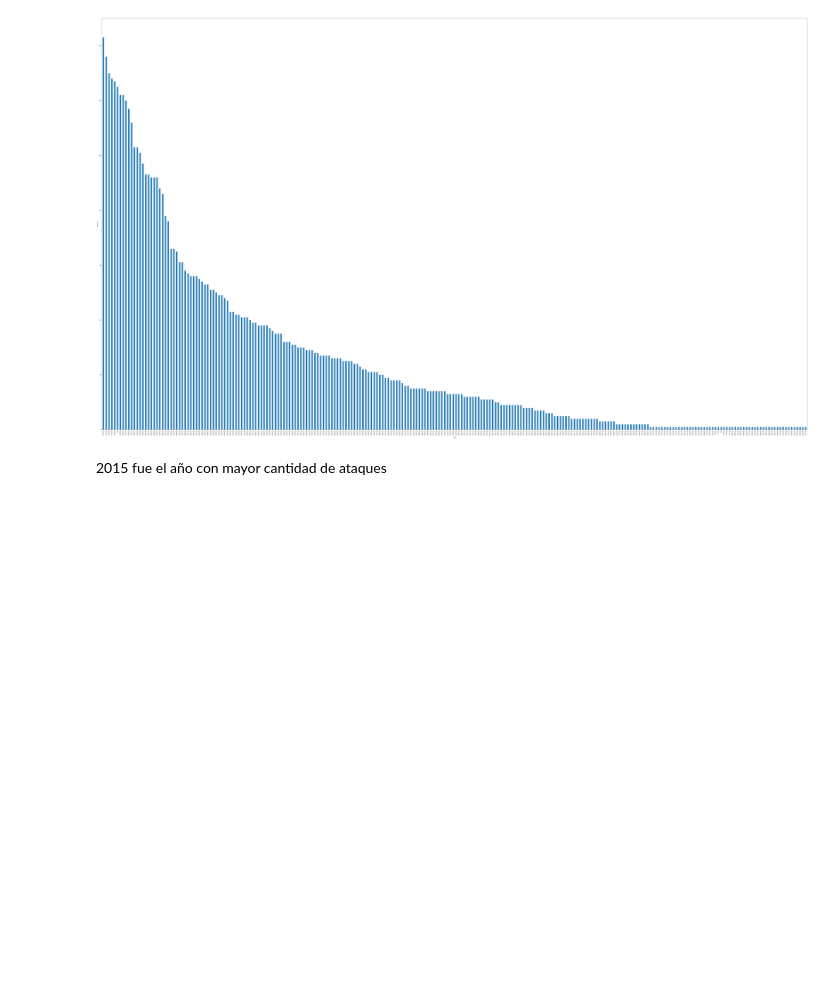
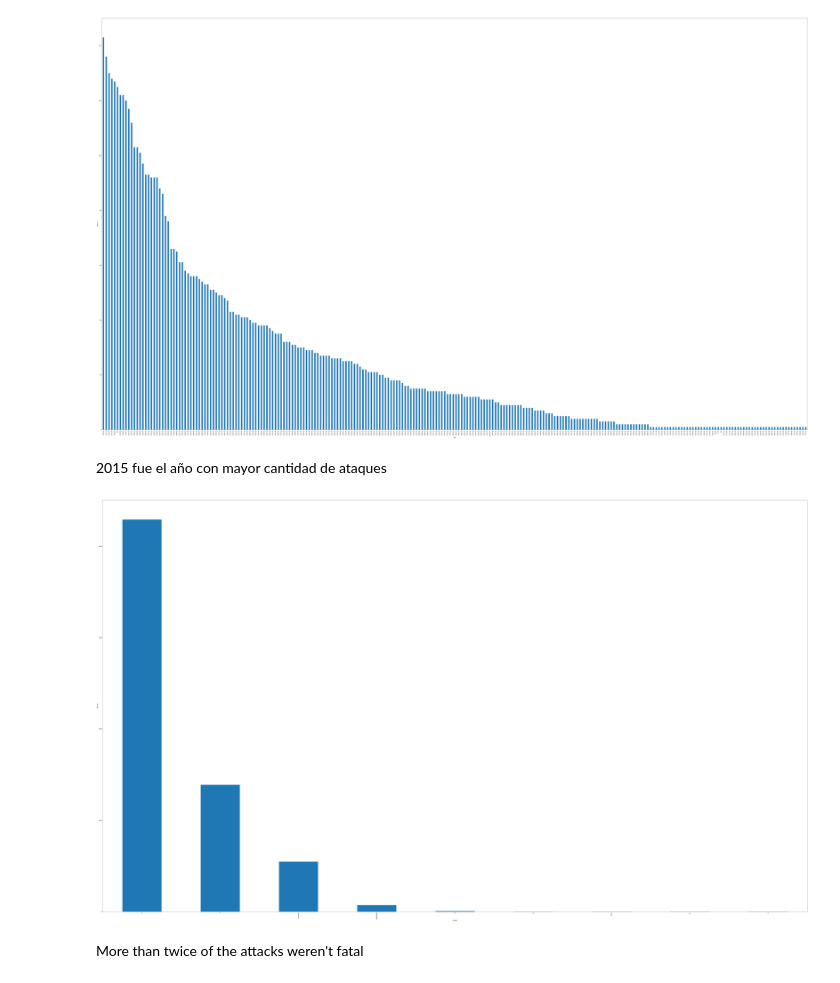
Before and after one commit to lucasmigliano21/LM-SharksAttacks-project1, a Jupyter notebook: clean.ipynb, the cells around one changed output. Saved outputs shown, nothing was run; the diff lists cells and outputs as text; code cells hidden in the pictures; blank space fills up the shorter version.

```diff
--- a/clean.ipynb
+++ b/clean.ipynb
@@ -486,3 +488,12 @@ sharks2.Year.value_counts().plot.bar();
 [figure]
 # %% [markdown]
 2015 fue el año con mayor cantidad de ataques
+# %%
+plt.figure(figsize=(100, 60))
+plt.ylabel('Attacks')
+plt.xlabel('Fatality')
+sharks2['Fatal(Y_N)'].value_counts().plot.bar();
+# %% [output]
+[figure, added]
+# %% [markdown]
+More than twice of the attacks weren't fatal
```
Also changed, not shown: parts of 14 cells of this notebook, 1 other file.
